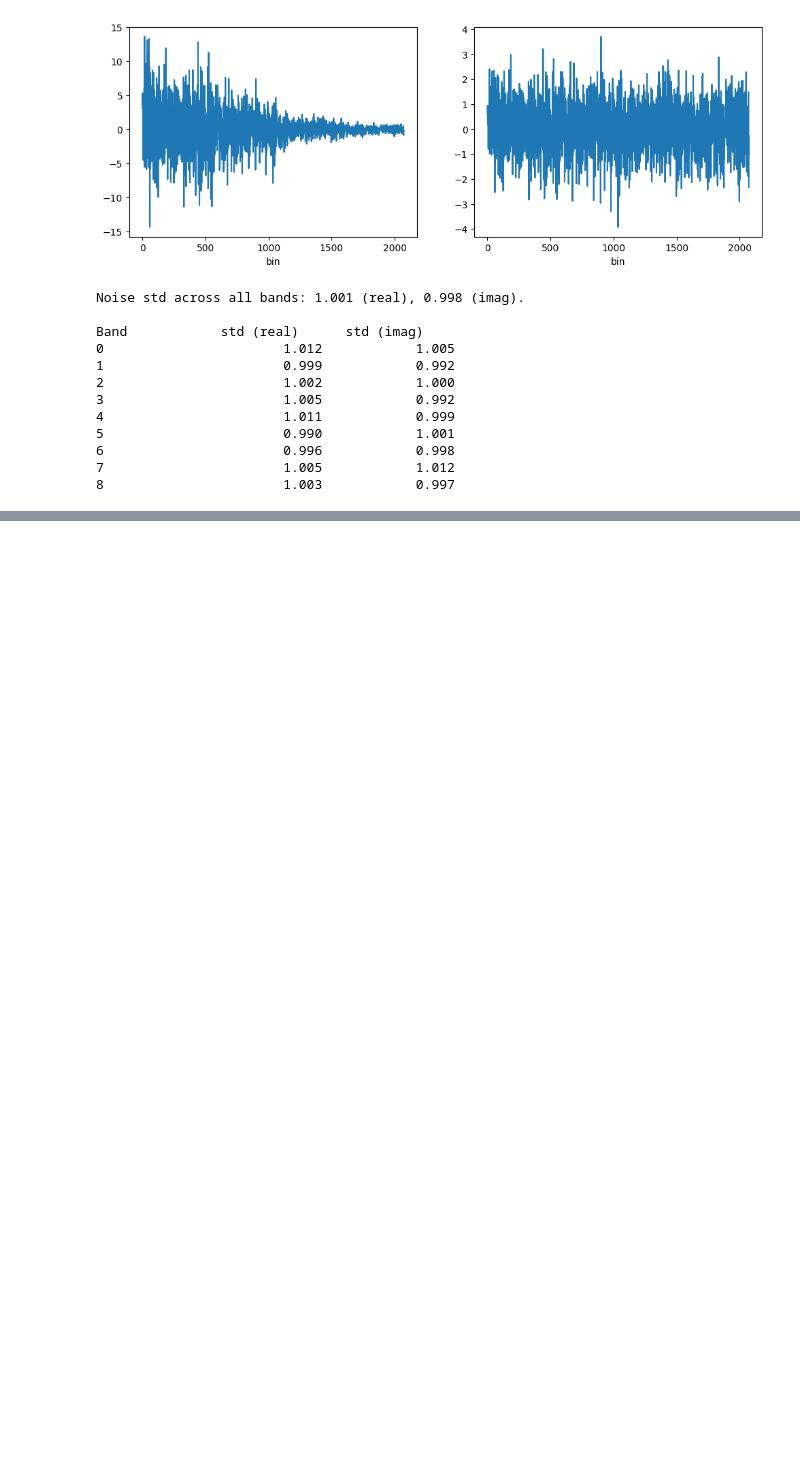
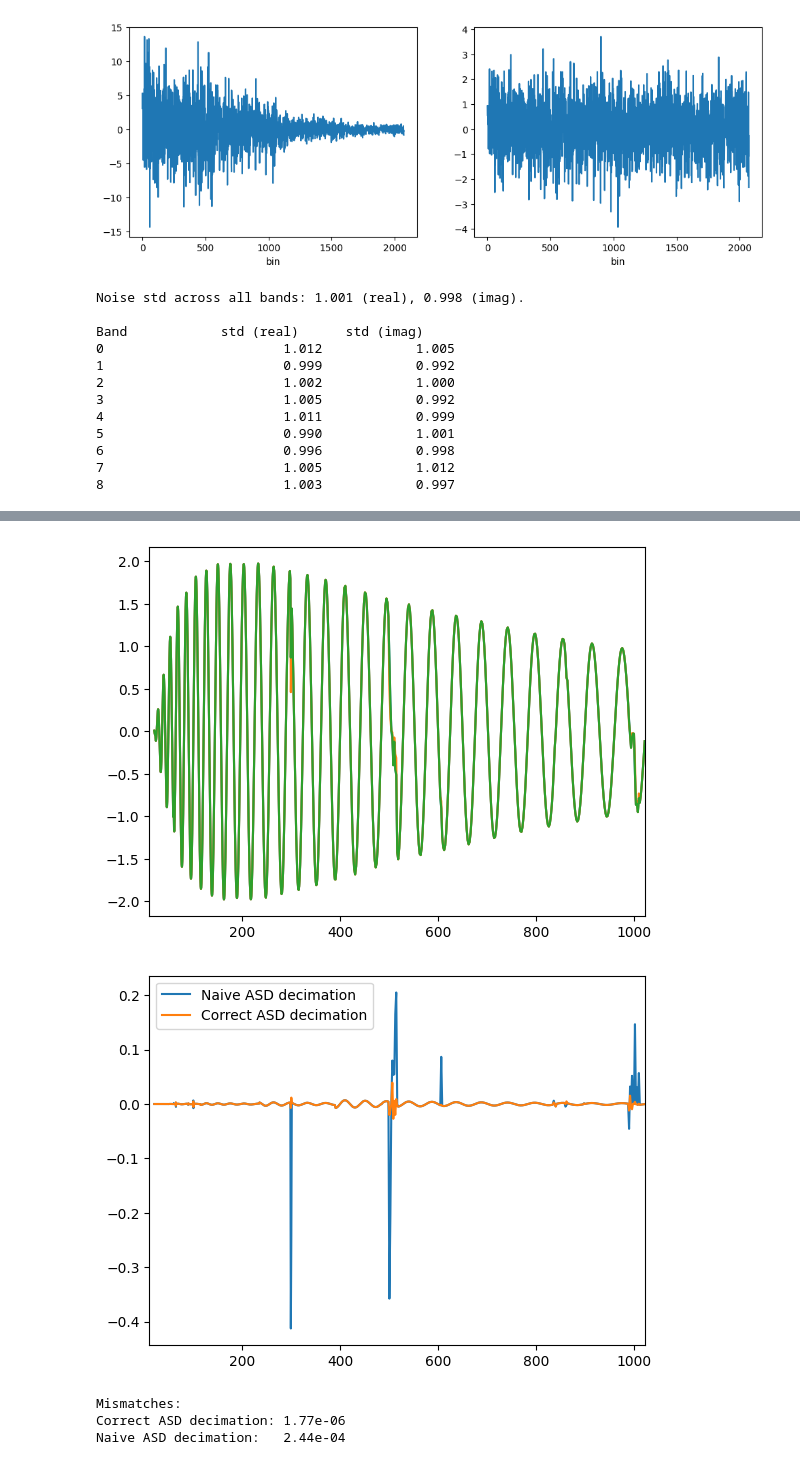
Before and after one commit to dingo-gw/dingo, a Jupyter notebook: binary_neutron_stars/prototyping/psd_decimation.ipynb, the cells around one changed output, grey strips where cells are left out. Cells and saved outputs as stored; diff of their text form; code cells hidden in the pictures; blank space fills up the shorter version.

Commit message:
Added toy experiment to check validity of ASD decimation.

```diff
--- a/binary_neutron_stars/prototyping/psd_decimation.ipynb
+++ b/binary_neutron_stars/prototyping/psd_decimation.ipynb
@@ -236,0 +278,41 @@ Band            std (real)      std (imag)
+# %%
+asd_dec = 1 / mfd.decimate(1 / asd_ufd)
+asd_dec_naive = mfd.decimate(asd_ufd)
+
+# In dingo training, we start with a waveform, which is already in mfd, we then whiten it.
+h_mfd_white = h_mfd / asd_dec
+h_mfd_white_naive = h_mfd / asd_dec_naive
+
+# In dingo inference, we have a in the original domain (+ colored noise, which we
+# ignore here).
+#   - whiten in original domain
+#   - decimate to mfd
+h_ufd_white = h_ufd / asd_ufd
+h_ufd_white_dec = mfd.decimate(h_ufd_white)
+# %%
+plt.plot(mfd(), h_ufd_white_dec)
+plt.plot(mfd(), h_mfd_white_naive)
+plt.plot(mfd(), h_mfd_white)
+plt.xlim((10,1024))
+plt.show()
+
+plt.plot(mfd(), h_mfd_white_naive - h_ufd_white_dec, label="Naive ASD decimation")
+plt.plot(mfd(), h_mfd_white - h_ufd_white_dec, label="Correct ASD decimation")
+plt.xlim((10,1024))
+plt.legend()
+plt.show()
+# %% [output]
+[figure, added]
+[figure, added]
+# %%
+print("Mismatches:")
+print(
+    f"Correct ASD decimation: {get_mismatch(h_ufd_white_dec, h_mfd_white, mfd):.2e}"
+)
+print(
+    f"Naive ASD decimation:   {get_mismatch(h_ufd_white_dec, h_mfd_white_naive, mfd):.2e}"
+)
+# %% [output]
+Mismatches:
+Correct ASD decimation: 1.77e-06
+Naive ASD decimation:   2.44e-04
```
Also changed, not shown: parts of 11 cells of this notebook.
